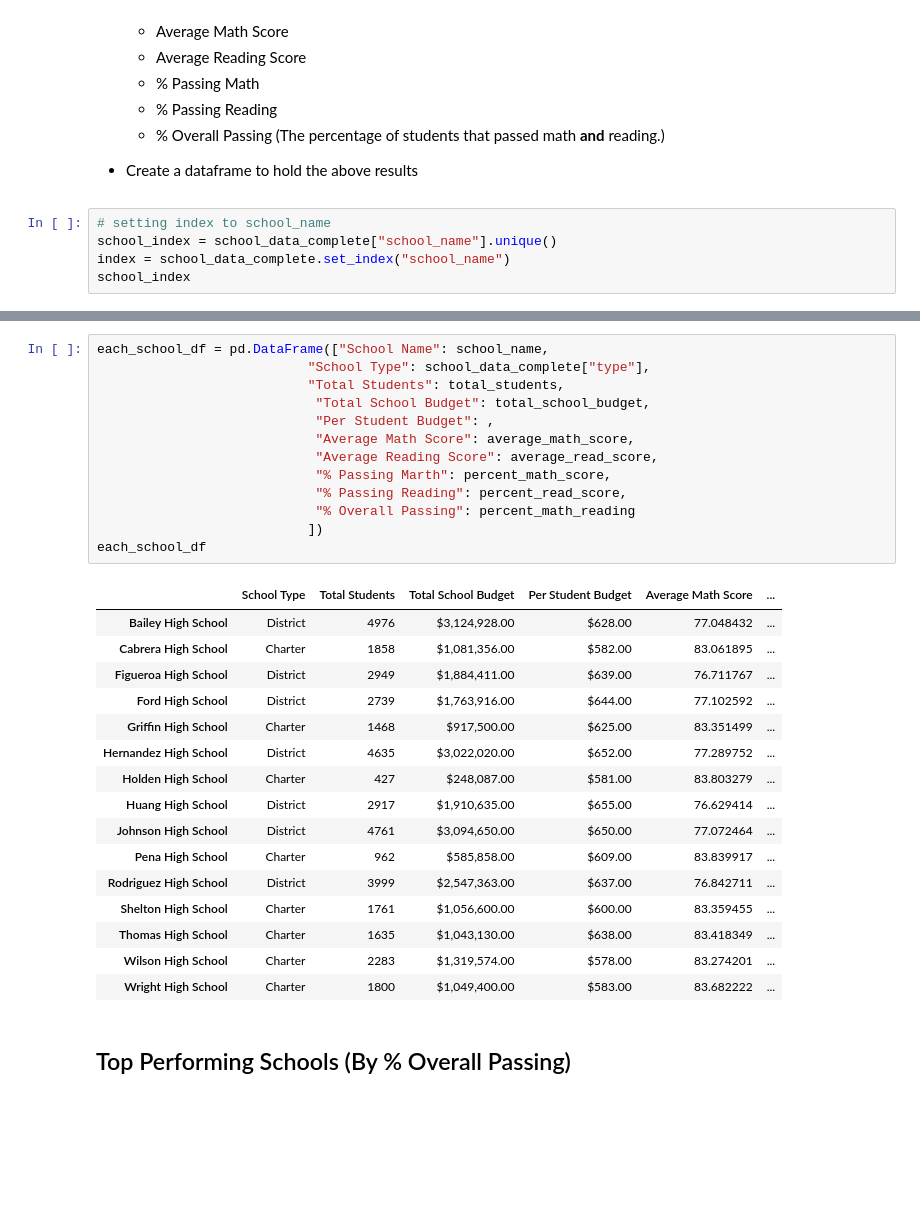
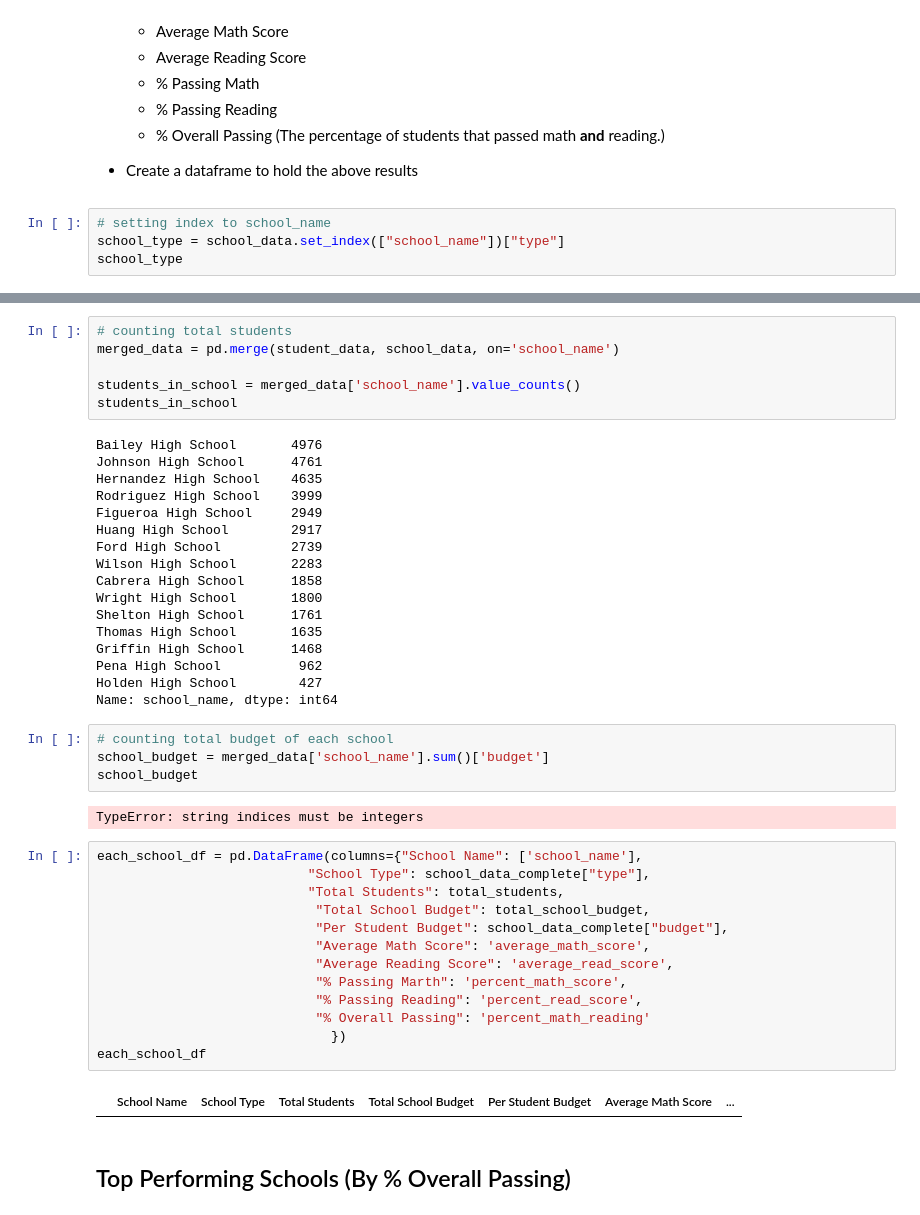
Before and after one commit to alaniwalaa/pandas-challenge, a Jupyter notebook: PyCitySchools/PyCitySchools_starter.ipynb, the cells around one changed output, grey strips where cells are left out. Saved outputs shown, nothing was run; the diff lists cells and outputs as text; blank space fills up the shorter version.

Commit message:
school summary section - adding the list of schools and number of students in each school

```diff
--- a/PyCitySchools/PyCitySchools_starter.ipynb
+++ b/PyCitySchools/PyCitySchools_starter.ipynb
@@ -131,7 +131,6 @@ school_summary
 * Create a dataframe to hold the above results
 # %%
 # setting index to school_name
-school_index = school_data_complete["school_name"].unique()
-index = school_data_complete.set_index("school_name")
-school_index
+school_type = school_data.set_index(["school_name"])["type"]
+school_type
 # %% [output]
@@ -139,33 +154,47 @@ AttributeError: 'numpy.ndarray' object has no attribute 'set_index'
+# %%
+# counting total students
+merged_data = pd.merge(student_data, school_data, on='school_name')
+
+students_in_school = merged_data['school_name'].value_counts()
+students_in_school
+# %% [output]
+Bailey High School       4976
+Johnson High School      4761
+Hernandez High School    4635
+Rodriguez High School    3999
+Figueroa High School     2949
+Huang High School        2917
+Ford High School         2739
+Wilson High School       2283
+Cabrera High School      1858
+Wright High School       1800
+Shelton High School      1761
+Thomas High School       1635
+Griffin High School      1468
+Pena High School          962
+Holden High School        427
+Name: school_name, dtype: int64
+# %%
+# counting total budget of each school
+school_budget = merged_data['school_name'].sum()['budget']
+school_budget
+# %% [output]
+TypeError: string indices must be integers
 # %%
-each_school_df = pd.DataFrame(["School Name": school_name,
+each_school_df = pd.DataFrame(columns={"School Name": ['school_name'],
                            "School Type": school_data_complete["type"],
                            "Total Students": total_students,
                             "Total School Budget": total_school_budget,
-                            "Per Student Budget": ,
-                            "Average Math Score": average_math_score,
-                            "Average Reading Score": average_read_score,
-                            "% Passing Marth": percent_math_score,
-                            "% Passing Reading": percent_read_score,
-                            "% Overall Passing": percent_math_reading
-                           ])
+                            "Per Student Budget": school_data_complete["budget"],
+                            "Average Math Score": 'average_math_score',
+                            "Average Reading Score": 'average_read_score',
+                            "% Passing Marth": 'percent_math_score',
+                            "% Passing Reading": 'percent_read_score',
+                            "% Overall Passing": 'percent_math_reading'
+                              })
 each_school_df
 # %% [output]
-|  | School Type | Total Students | Total School Budget | Per Student Budget | Average Math Score | ... |
-| Bailey High School | District | 4976 | $3,124,928.00 | $628.00 | 77.048432 | ... |
-| Cabrera High School | Charter | 1858 | $1,081,356.00 | $582.00 | 83.061895 | ... |
-| Figueroa High School | District | 2949 | $1,884,411.00 | $639.00 | 76.711767 | ... |
-| Ford High School | District | 2739 | $1,763,916.00 | $644.00 | 77.102592 | ... |
-| Griffin High School | Charter | 1468 | $917,500.00 | $625.00 | 83.351499 | ... |
-| Hernandez High School | District | 4635 | $3,022,020.00 | $652.00 | 77.289752 | ... |
-| Holden High School | Charter | 427 | $248,087.00 | $581.00 | 83.803279 | ... |
-| Huang High School | District | 2917 | $1,910,635.00 | $655.00 | 76.629414 | ... |
-| Johnson High School | District | 4761 | $3,094,650.00 | $650.00 | 77.072464 | ... |
-| Pena High School | Charter | 962 | $585,858.00 | $609.00 | 83.839917 | ... |
-| Rodriguez High School | District | 3999 | $2,547,363.00 | $637.00 | 76.842711 | ... |
-| Shelton High School | Charter | 1761 | $1,056,600.00 | $600.00 | 83.359455 | ... |
-| Thomas High School | Charter | 1635 | $1,043,130.00 | $638.00 | 83.418349 | ... |
-| Wilson High School | Charter | 2283 | $1,319,574.00 | $578.00 | 83.274201 | ... |
-| Wright High School | Charter | 1800 | $1,049,400.00 | $583.00 | 83.682222 | ... |
+|  | School Name | School Type | Total Students | Total School Budget | Per Student Budget | Average Math Score | ... |
 # %% [markdown]
 ## Top Performing Schools (By % Overall Passing)
 # %% [markdown]
```
Also changed, not shown: parts of 1 cell of this notebook.
